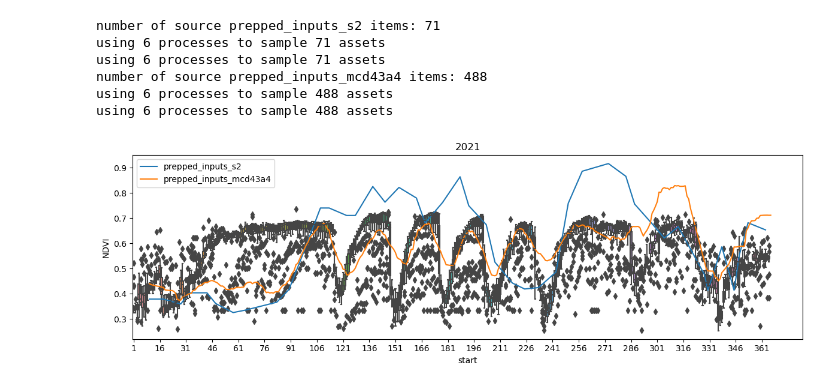
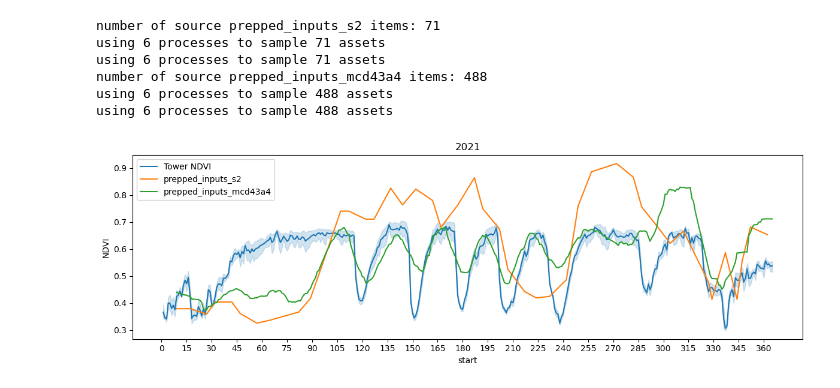
Before and after one commit to eculler/lst-crop-stress-capstone, a Jupyter notebook: exploratory/ndvi-exploration.ipynb, the cells around one changed output. Cells and saved outputs as stored; diff of their text form; code cells hidden in the pictures.

Commit message:
ndvi exploration

```diff
--- a/exploratory/ndvi-exploration.ipynb
+++ b/exploratory/ndvi-exploration.ipynb
@@ -140,3 +140,24 @@ geom = {'type': 'Point', 'coordinates': crop_center_points['Alfalfa']}
 start_date = "2016-08-13T00:00:00Z"
 end_date = "2022-05-26T00:00:00Z"
 pt = Point(geom['coordinates'])
+collections_dict = {
+    'collection': ['prepped_inputs_s2',
+                   'prepped_inputs_landsat',
+                   'prepped_inputs_mcd43a4',
+                   'prepped_inputs_mod21a1d',
+                   'pydms_sharpened_modis',
+                   'pydms_sharpened_landsat',
+                   'starfm_predictions_modis_landsat'],
+    'asset': ['surface_reflectance',
+              'surface_reflectance',
+              'surface_reflectance',
+              'surface_reflectance',
+              'lst',
+              'lst',
+              'lst'],
+    'tolerance': [40, 60, 1000, 2000, 1000, 40, 40],
+    'red_band': [2, 2, 0, 0, 0,  0,  0],
+    'nir_band': [6, 6, 1,  1,  0,  0, 0]
+}
+collections_df = pd.DataFrame(collections_dict)
+collections_df
@@ -194,7 +200,7 @@ def ndvi_from_collection(col_index, collections_df):
                                 'datetime': pd.to_datetime(ndvi_dt)}).sort_values(by='datetime')
         ndvi_df.index = pd.to_datetime(ndvi_df['datetime'].dt.strftime('%Y-%m-%d'))
 
-        ndvi_series = ndvi_df['ndvi']
+        ndvi_series = ndvi_df['ndvi'].astype('float')
         ndvi_series.name = collections_df.iloc[col_index]['collection']
 
         return ndvi_series
@@ -214,22 +220,24 @@ using 6 processes to sample 488 assets
 # %%
 filt = (bi1_df['NDVI'] > 0.25) &  (bi1_df['NDVI'] < 0.75)
 year = 2021
 
 fig, ax = plt.subplots(1, 1, figsize=(12, 4))
 df = bi1_df.loc[filt]
 df_year = df.loc[df.index.year == year]
-sns.boxplot(x=df_year.index.dayofyear,
+# sns.boxplot(x=df_year.index.dayofyear,
+#             y=df_year['NDVI'],
+#             ax=ax).set(title=year)
+sns.lineplot(x=df_year.index.dayofyear,
             y=df_year['NDVI'],
-            ax=ax).set(title=year)
+            ax=ax, label='Tower NDVI').set(title=year)
 
 ndvi_df_year = ndvi_df.loc[ndvi_df.index.year == year]
 for col in ndvi_df_year.columns:
     sns.lineplot(x=ndvi_df_year.index.dayofyear,
             y=ndvi_df_year[col],
             ax=ax, label=col)
 
-# df.loc[filt2].groupby(df_year.index.dayofyear)['NDVI'].mean().plot(ax=ax, color='k')
 plt.xticks(range(0,365,15))
 plt.tight_layout();
 # %% [output]
-[figure, old version]
+[figure, new version]
```
Also changed, not shown: parts of 2 cells of this notebook, 1 other file.
